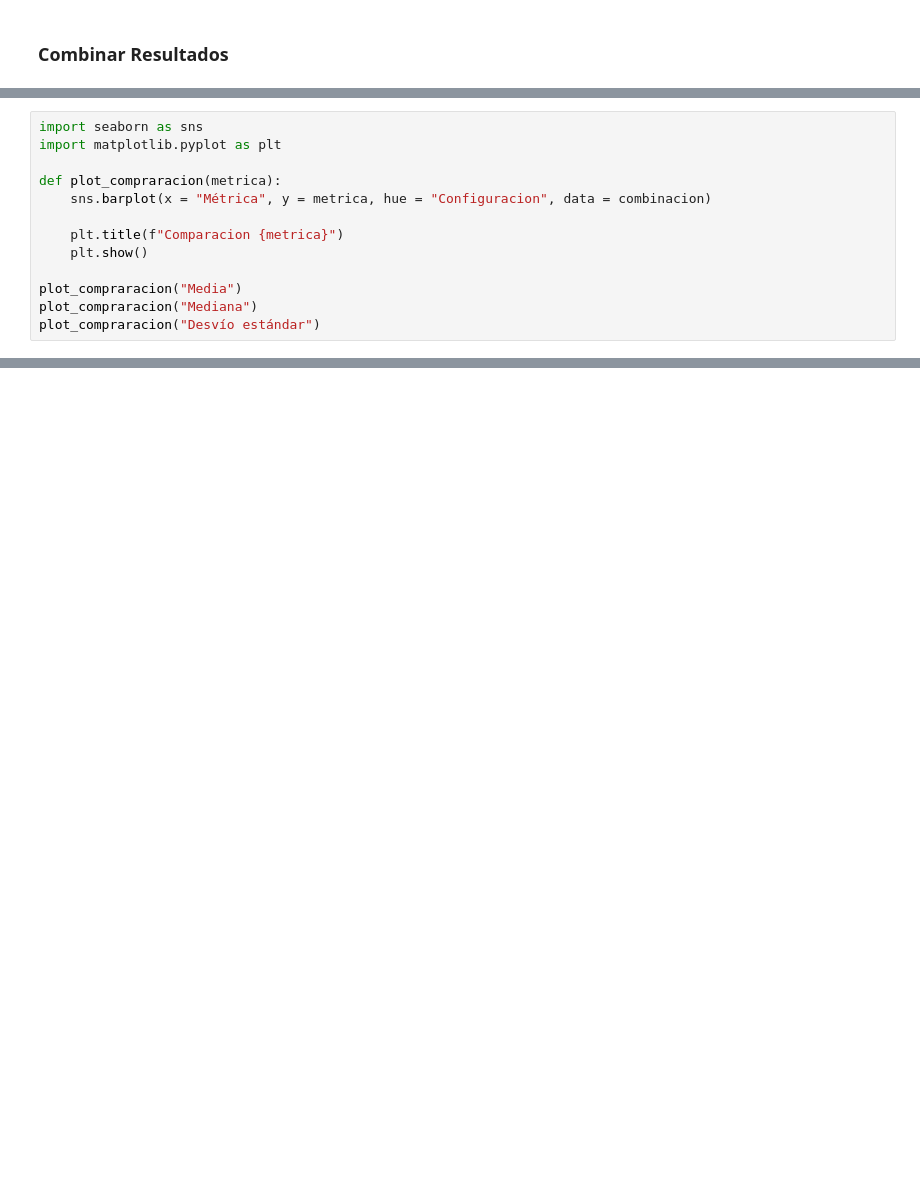
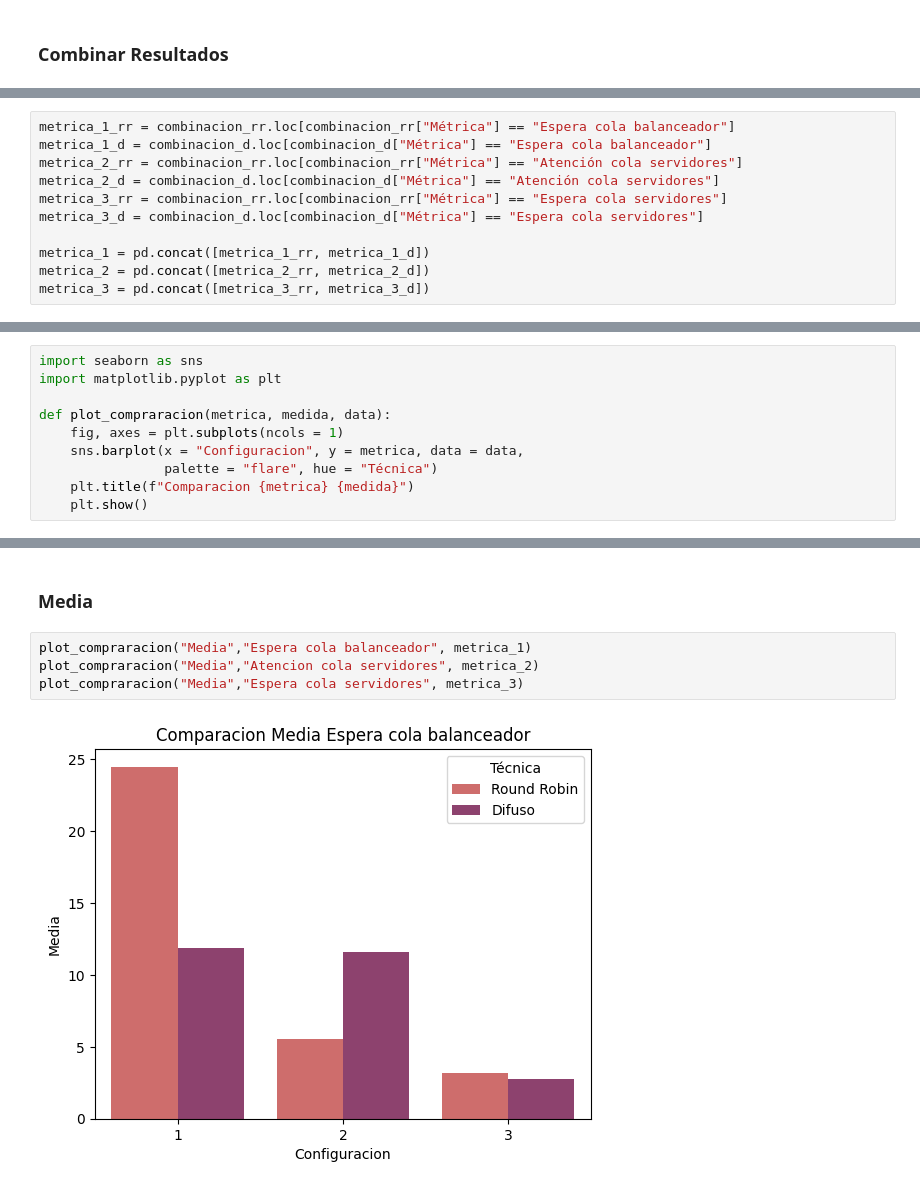
Before and after one commit to DanieLovera/simulacion_tp2, a Jupyter notebook: ej2.ipynb, the cells around one changed output, grey strips where cells are left out. Drawn from its saved outputs; the diff is of its cells as text; blank space fills up the shorter version.

```diff
--- a/ej2.ipynb
+++ b/ej2.ipynb
@@ -358,0 +361,11 @@ combinaciones_dist = concatenar_metricas(distribuciones)
+# %%
+metrica_1_rr = combinacion_rr.loc[combinacion_rr["Métrica"] == "Espera cola balanceador"]
+metrica_1_d = combinacion_d.loc[combinacion_d["Métrica"] == "Espera cola balanceador"]
+metrica_2_rr = combinacion_rr.loc[combinacion_rr["Métrica"] == "Atención cola servidores"]
+metrica_2_d = combinacion_d.loc[combinacion_d["Métrica"] == "Atención cola servidores"]
+metrica_3_rr = combinacion_rr.loc[combinacion_rr["Métrica"] == "Espera cola servidores"]
+metrica_3_d = combinacion_d.loc[combinacion_d["Métrica"] == "Espera cola servidores"]
+
+metrica_1 = pd.concat([metrica_1_rr, metrica_1_d])
+metrica_2 = pd.concat([metrica_2_rr, metrica_2_d])
+metrica_3 = pd.concat([metrica_3_rr, metrica_3_d])
@@ -360,12 +375,9 @@ combinaciones_dist = concatenar_metricas(distribuciones)
 import seaborn as sns
 import matplotlib.pyplot as plt
 
-def plot_compraracion(metrica):
-    sns.barplot(x = "Métrica", y = metrica, hue = "Configuracion", data = combinacion)
-
-    plt.title(f"Comparacion {metrica}")
+def plot_compraracion(metrica, medida, data):
+    fig, axes = plt.subplots(ncols = 1)
+    sns.barplot(x = "Configuracion", y = metrica, data = data,
+                palette = "flare", hue = "Técnica")
+    plt.title(f"Comparacion {metrica} {medida}")
     plt.show()
-
-plot_compraracion("Media")
-plot_compraracion("Mediana")
-plot_compraracion("Desvío estándar")
@@ -375,0 +384,8 @@ plot_compraracion("Desvío estándar")
+# %% [markdown]
+### **Media**
+# %%
+plot_compraracion("Media","Espera cola balanceador", metrica_1)
+plot_compraracion("Media","Atencion cola servidores", metrica_2)
+plot_compraracion("Media","Espera cola servidores", metrica_3)
+# %% [output]
+[figure, added]
```
Also changed, not shown: parts of 18 cells of this notebook.
